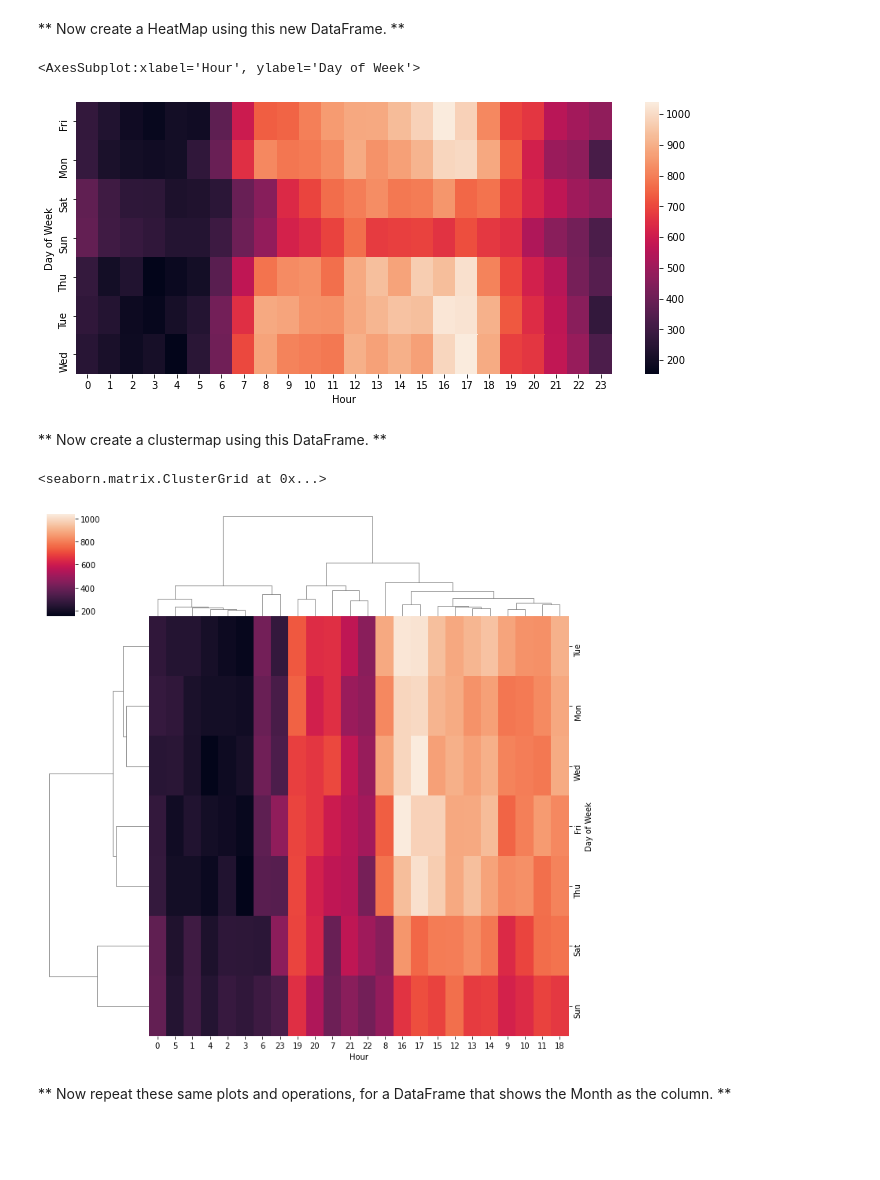
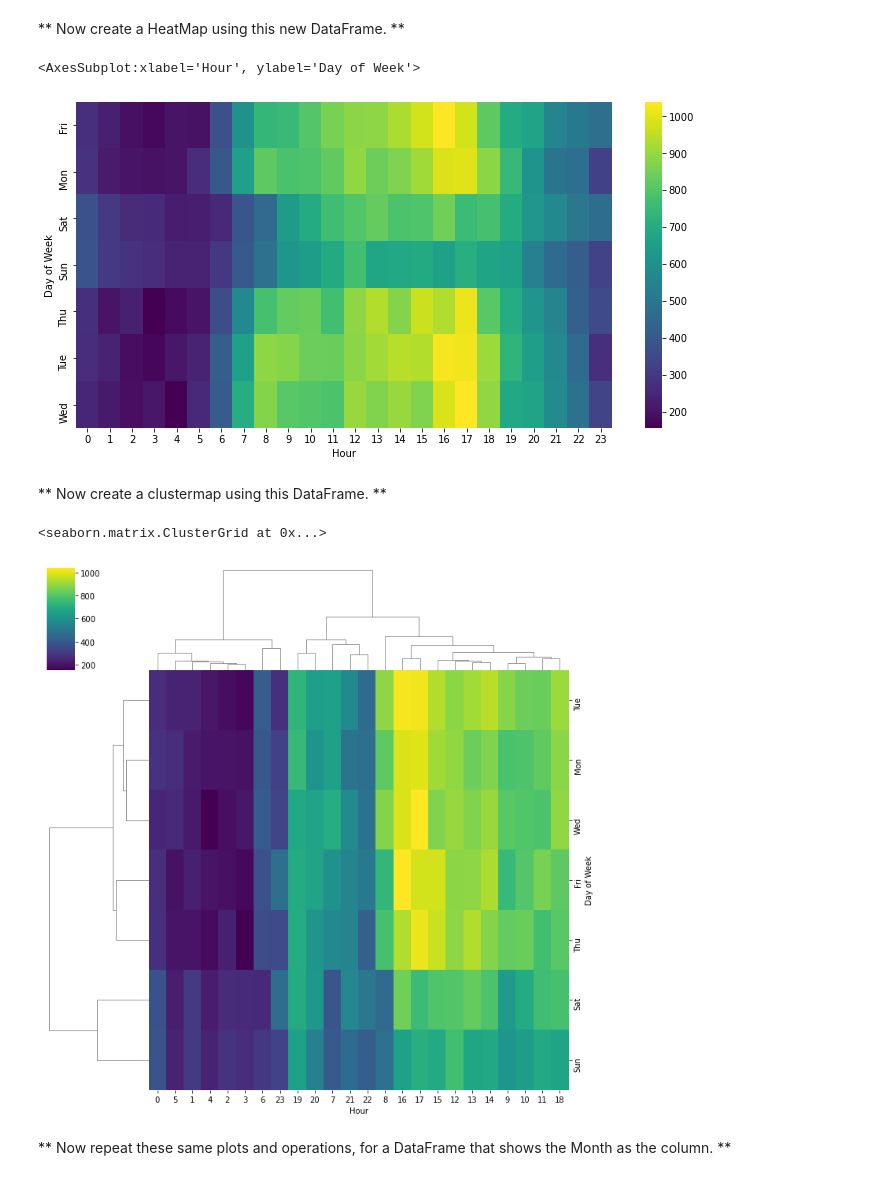
Before and after one commit to itsregalo/DS-ML, a Jupyter notebook: 911CallsProject/01-911 Calls Data Capstone Project.ipynb, the cells around one changed output. Saved outputs shown, nothing was run; the diff lists cells and outputs as text; code cells hidden in the pictures; blank space fills up the shorter version.

Commit message:
finished 911 data analysis project

```diff
--- a/911CallsProject/01-911 Calls Data Capstone Project.ipynb
+++ b/911CallsProject/01-911 Calls Data Capstone Project.ipynb
@@ -246,18 +246,18 @@ dayStackData.head()
 # %% [markdown]
 ** Now create a HeatMap using this new DataFrame. **
 # %%
-plt.figure(figsize=(12,5))
-sns.heatmap(dayStackData)
+plt.figure(figsize=(12,6))
+sns.heatmap(dayStackData, cmap='viridis')
 # %% [output]
 <AxesSubplot:xlabel='Hour', ylabel='Day of Week'>
-[figure, old version]
+[figure, new version]
 # %% [markdown]
 ** Now create a clustermap using this DataFrame. **
 # %%
-sns.clustermap(dayStackData)
+sns.clustermap(dayStackData, cmap='viridis')
 # %% [output]
 <seaborn.matrix.ClusterGrid at 0x...>
-[figure, old version]
+[figure, new version]
 # %% [markdown]
 ** Now repeat these same plots and operations, for a DataFrame that shows the Month as the column. **
 # %%
```
